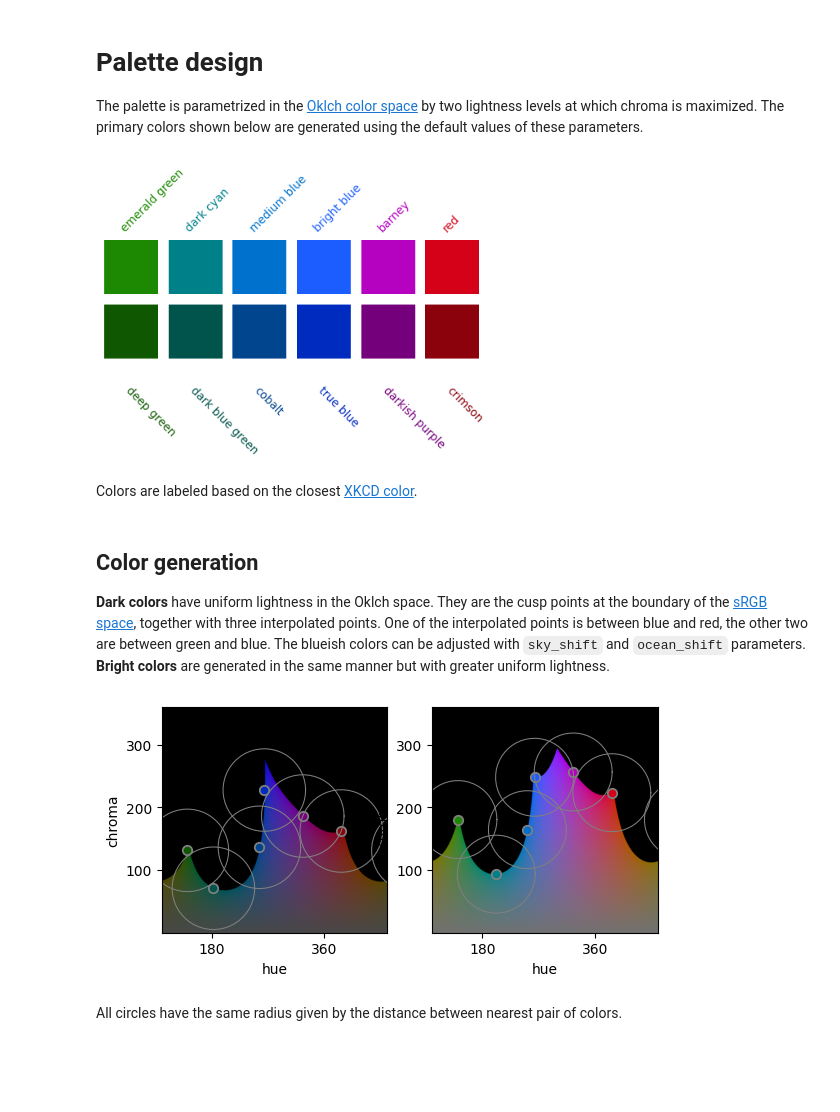
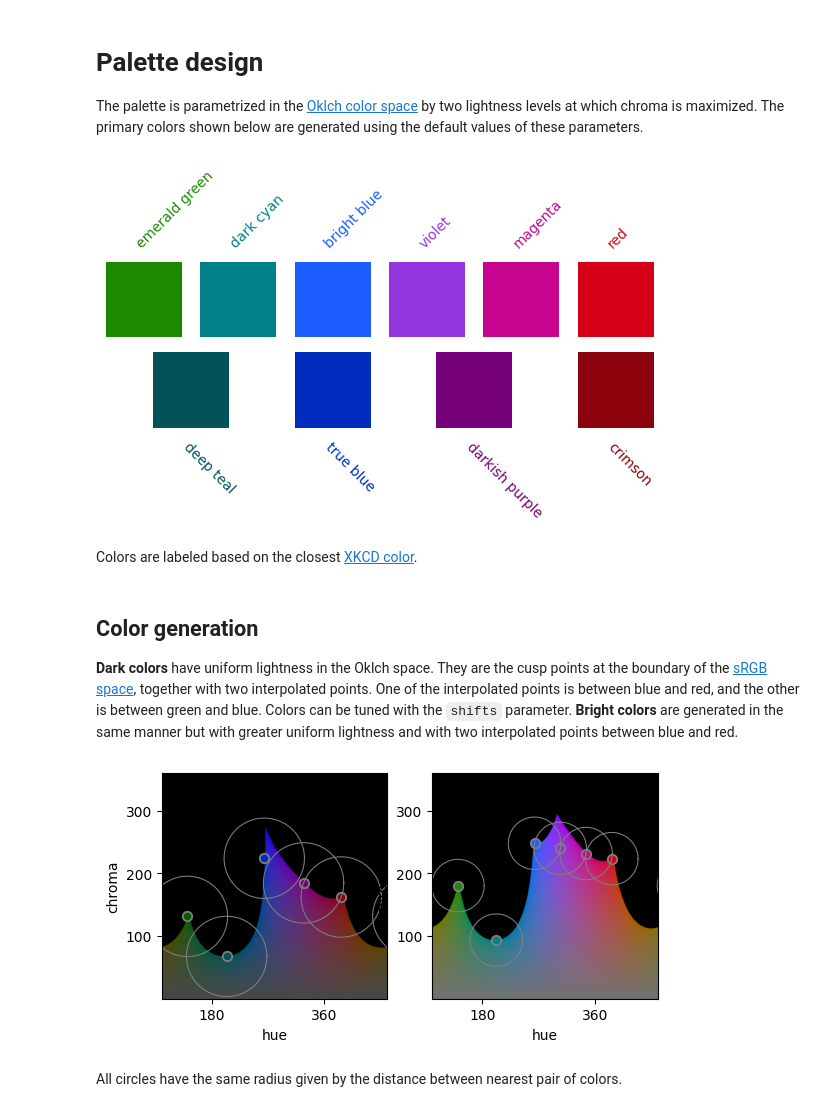
Before and after one commit to l-oksanen/vakio, a Jupyter notebook: design.ipynb, the cells around one changed output. Saved outputs shown, nothing was run; the diff lists cells and outputs as text; code cells hidden in the pictures; blank space fills up the shorter version.

```diff
--- a/design.ipynb
+++ b/design.ipynb
@@ -5,28 +5,31 @@ The palette is parametrized in the [Oklch color space](https://en.wikipedia.org/
 # %%
 from vakio import *
 import vakio.view as view
 palette = create_palette()
-view.hexes(palette[DARK_COLORS + BRIGHT_COLORS],
-    lift=dict(zip(BRIGHT_COLORS, DARK_COLORS)))
+view.hexes(
+    palette[metadata.DARK_COLORS[1:]],
+    palette[metadata.BRIGHT_COLORS]
+)
 # %% [output]
-[figure, old version]
+[figure, new version]
 # %% [markdown]
 Colors are labeled based on the closest [XKCD color](https://xkcd.com/color/rgb/).
 # %% [markdown]
 ## Color generation
 
-__Dark colors__ have uniform lightness in the Oklch space. They are the cusp points at the boundary of the [sRGB space](https://en.wikipedia.org/wiki/SRGB), together with three interpolated points. One of the interpolated points is between blue and red, the other two are between green and blue. The blueish colors can be adjusted with `sky_shift` and `ocean_shift` parameters. __Bright colors__ are generated in the same manner but with greater uniform lightness.
+__Dark colors__ have uniform lightness in the Oklch space. They are the cusp points at the boundary of the [sRGB space](https://en.wikipedia.org/wiki/SRGB), together with two interpolated points. One of the interpolated points is between blue and red, and the other is between green and blue. Colors can be tuned with the `shifts` parameter. __Bright colors__ are generated in the same manner but with greater uniform lightness and with two interpolated points between blue and red.
 # %%
 import matplotlib.pyplot as plt
 import vakio.plot as plot
 from vakio.alg import generate
+
+dark = generate(0.4, shifts=[-0.05 if i == 2 else 0 for i in range(5)])
+bright = generate(0.55, n_magenta=2)
 _, axs = plt.subplots(1, 2)
-plt.sca(axs[0])
-plot.colors(generate(0.4, sky_shift=0.05, ocean_shift=0.2))
-plt.sca(axs[1])
-plot.colors(generate(0.55))
+plt.sca(axs[0]); plot.colors(dark)
+plt.sca(axs[1]); plot.colors(bright)
 # %% [output]
-[figure, old version]
+[figure, new version]
 # %% [markdown]
 All circles have the same radius given by the distance between nearest pair of colors.
 # %% [markdown]
```
Also changed, not shown: parts of 10 cells of this notebook, 2 other files.
